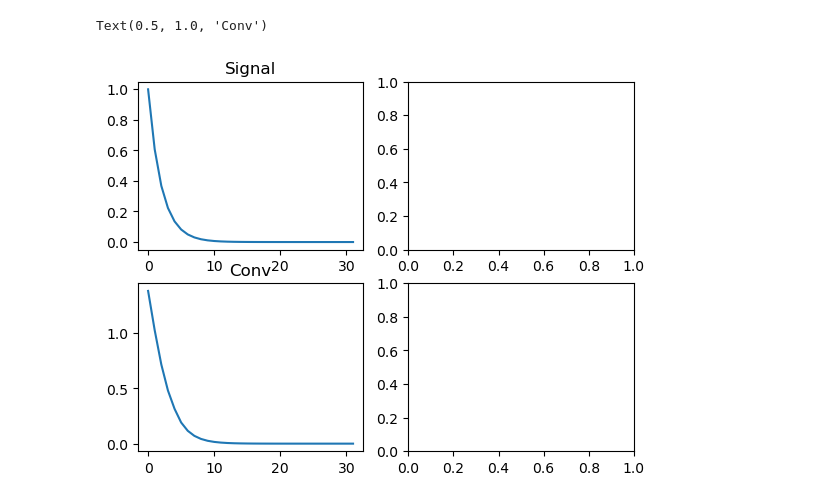
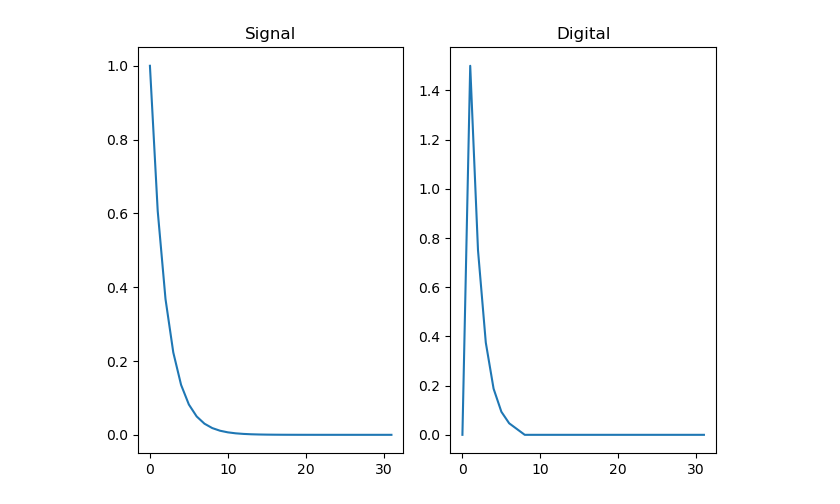
Before and after one commit to derick-amontagna/master-degree-ufsc-electrical-engineering, a Jupyter notebook: PSB/T1/ex02.ipynb, the cells around one changed output. Cells and saved outputs as stored; diff of their text form; code cells hidden in the pictures.

```diff
--- a/PSB/T1/ex02.ipynb
+++ b/PSB/T1/ex02.ipynb
@@ -5,16 +5,15 @@ import matplotlib.pyplot as plt
 # %%
 t = np.arange(32)
 x = np.exp(-0.5*t)
-h = [0, 1.5, 0.75, 0.375, 0.1875, 0.09375, 0.046875, 0.0234375]
-conv = signal.convolve(x, h, mode='same')
+h = np.zeros(32)
+for n, i in enumerate([0, 1.5, 0.75, 0.375, 0.1875, 0.09375, 0.046875, 0.0234375]):
+    h[n] = i
 # %%
-fig, ((ax1, ax2), (ax3, ax4)) = plt.subplots(2, 2)
+fig, (ax1, ax2) = plt.subplots(1, 2)
 ax1.plot(t, x)
 ax1.set_title('Signal')
-    ax2.plot(t, h)
-    ax2.set_title('Digital')
-ax3.plot(t, conv)
-ax3.set_title('Conv')
+ax2.plot(t, h)
+ax2.set_title('Digital')
+plt.tight_layout()
 # %% [output]
-Text(0.5, 1.0, 'Conv')
-[figure, old version]
+[figure, new version]
```
Also changed, not shown: parts of 1 cell of this notebook, 1 other file.
